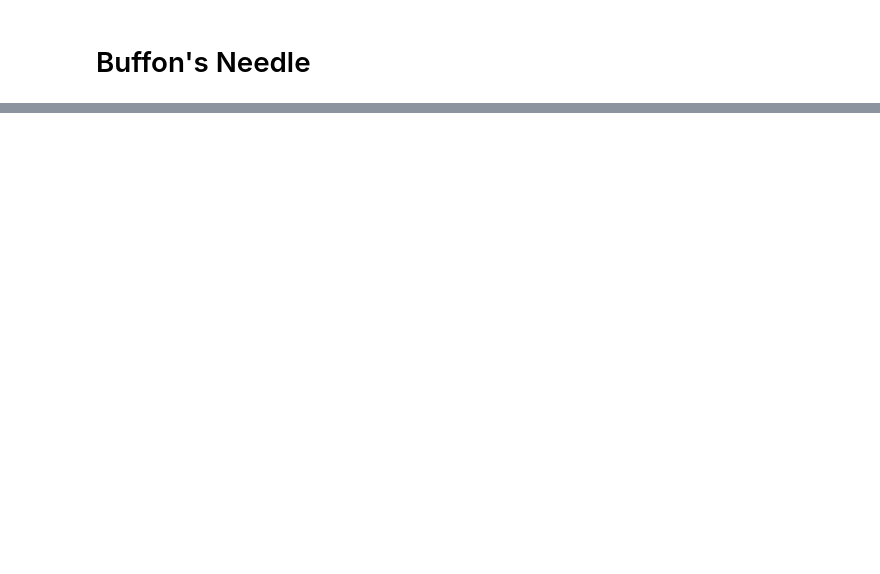
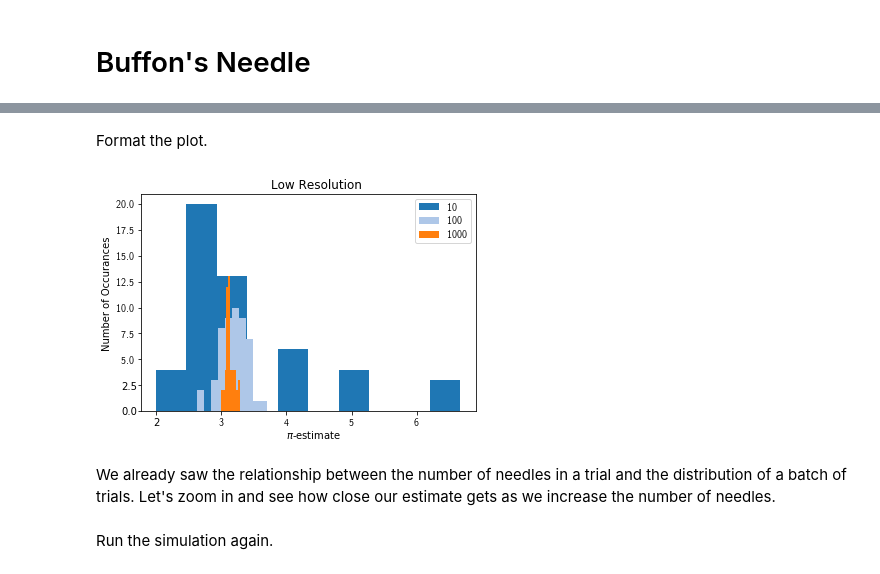
Before and after one commit to LambertOSU/buffon, a Jupyter notebook: buffons_notebook.ipynb, the cells around one changed output, grey strips where cells are left out. Cells and saved outputs as stored; diff of their text form; code cells hidden in the pictures; blank space fills up the shorter version.

```diff
--- a/buffons_notebook.ipynb
+++ b/buffons_notebook.ipynb
@@ -291,0 +89,19 @@ Trial  50  complete
+# %%
+def trial(num_drops):
+
+    # Intitialize number of needles which cross grid lines
+    num_cross = 0
+
+    # Loop through number of needles (num_drops)
+    for num in range(num_drops):
+
+        # Generate random needle drop
+        n=needle()
+
+        # Increment num_cross
+        num_cross = num_cross + n.crosscheck()
+
+    # Calculate estimate of pi
+    pi_est = (2*num_drops)/float(num_cross)
+
+    return pi_est
@@ -291,0 +203,11 @@ Trial  50  complete
+# %%
+for k in range(len(num_drops)):
+
+    # Run a batch of trials
+    estimates = batch(num_trials,num_drops[k])
+
+    # Plot distribution of estimates on histogram
+    plt.hist(estimates,facecolor = t20[k])
+
+    # Update legend labels
+    legend_labels.append(str(num_drops[k]))
@@ -291,0 +233,15 @@ Trial  50  complete
+# %% [markdown]
+Format the plot.
+# %%
+# Use Tex formatting for text in the plot
+plt.rc('text', usetex=True)
+
+plt.legend(legend_labels)
+plt.xlabel('$\pi$-estimate')
+plt.ylabel('Number of Occurances')
+plt.title('Low Resolution')
+plt.show()
+# %% [output]
+[figure, added]
+# %% [markdown]
+We already saw the relationship between the number of needles in a trial and the distribution of a batch of trials.  Let's zoom in and see how close our estimate gets as we increase the number of needles.
@@ -291,0 +253,2 @@ Trial  50  complete
+# %% [markdown]
+Run the simulation again.
```
Also changed, not shown: parts of 44 cells of this notebook.
